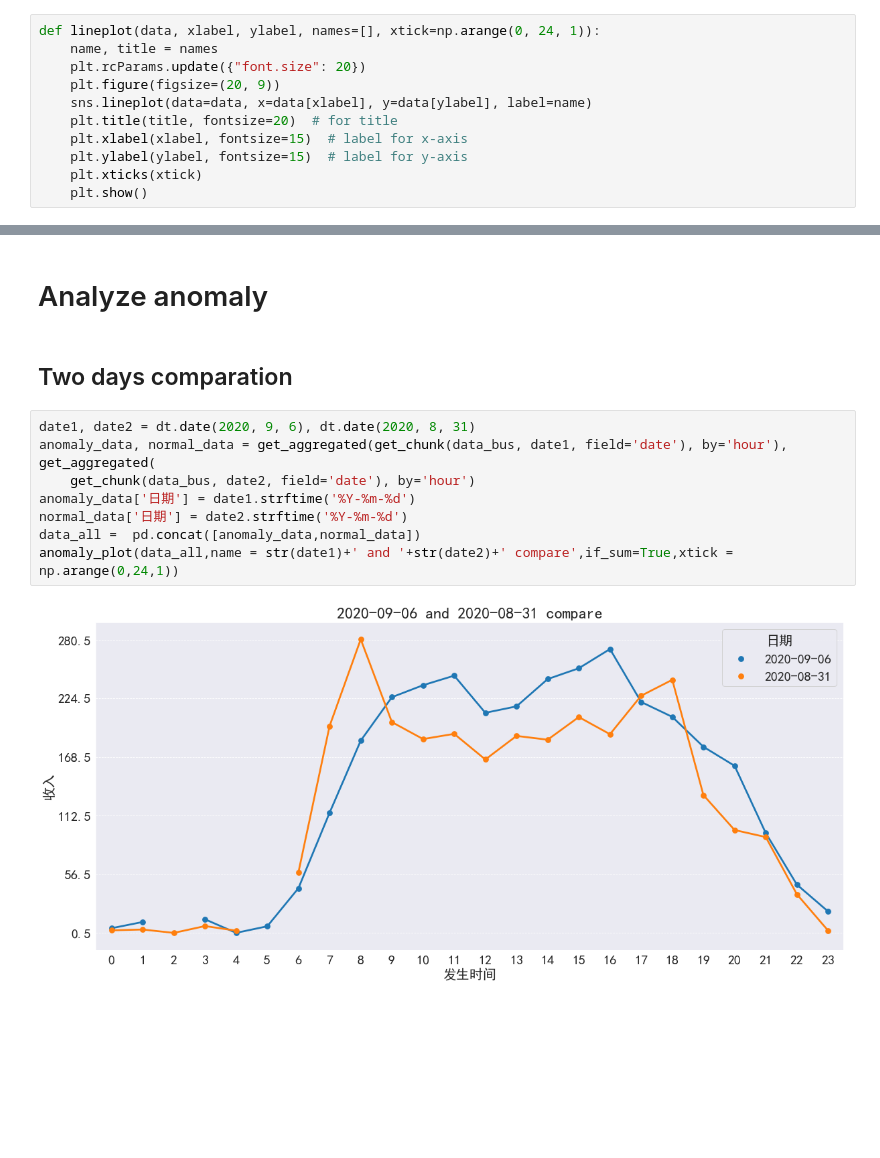
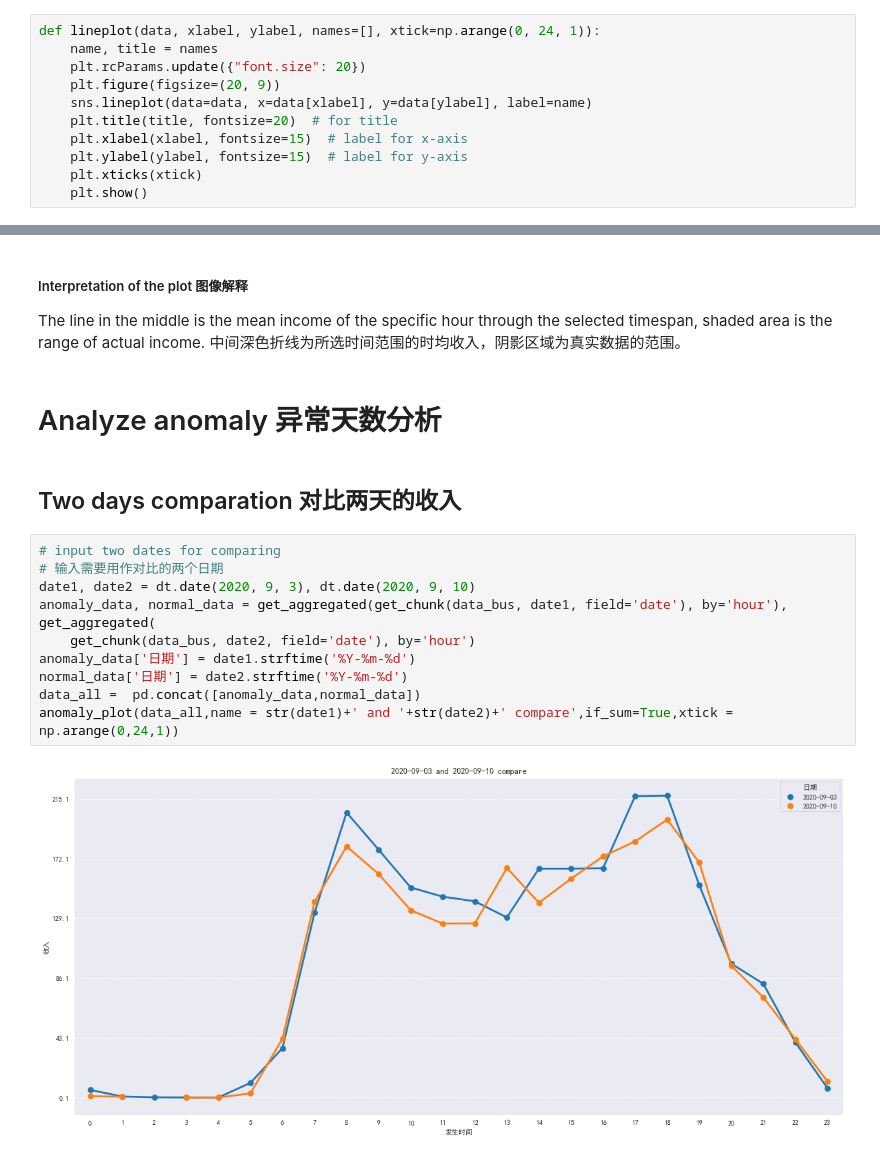
Before and after one commit to rollingeddoe/pcidata_public_transportation, a Jupyter notebook: bus_data_ETL.ipynb, the cells around one changed output, grey strips where cells are left out. Saved outputs shown, nothing was run; the diff lists cells and outputs as text; blank space fills up the shorter version.

```diff
--- a/bus_data_ETL.ipynb
+++ b/bus_data_ETL.ipynb
@@ -135,17 +138,24 @@ d = get_aggregated(data_wk, by = 'date_hour')
 lineplot(d, '小时','收入',names = ['收入','周末收入时均分布'])
 # %% [output]
 [figure]
+# %% [markdown]
+##### Interpretation of the plot 图像解释
+
+The line in the middle is the mean income of the specific hour through the selected timespan, shaded area is the range of actual income.
+中间深色折线为所选时间范围的时均收入，阴影区域为真实数据的范围。
 # %% [markdown]
-# Analyze anomaly
+# Analyze anomaly 异常天数分析
 # %% [markdown]
-## Two days comparation
+## Two days comparation 对比两天的收入
 # %%
-date1, date2 = dt.date(2020, 9, 6), dt.date(2020, 8, 31)
+# input two dates for comparing
+# 输入需要用作对比的两个日期
+date1, date2 = dt.date(2020, 9, 3), dt.date(2020, 9, 10)
 anomaly_data, normal_data = get_aggregated(get_chunk(data_bus, date1, field='date'), by='hour'), get_aggregated(
     get_chunk(data_bus, date2, field='date'), by='hour')
 anomaly_data['日期'] = date1.strftime('%Y-%m-%d')
 normal_data['日期'] = date2.strftime('%Y-%m-%d')
 data_all =  pd.concat([anomaly_data,normal_data])
 anomaly_plot(data_all,name = str(date1)+' and '+str(date2)+' compare',if_sum=True,xtick = np.arange(0,24,1))
 # %% [output]
-[figure, old version]
+[figure, new version]
```
Also changed, not shown: parts of 50 cells of this notebook.
